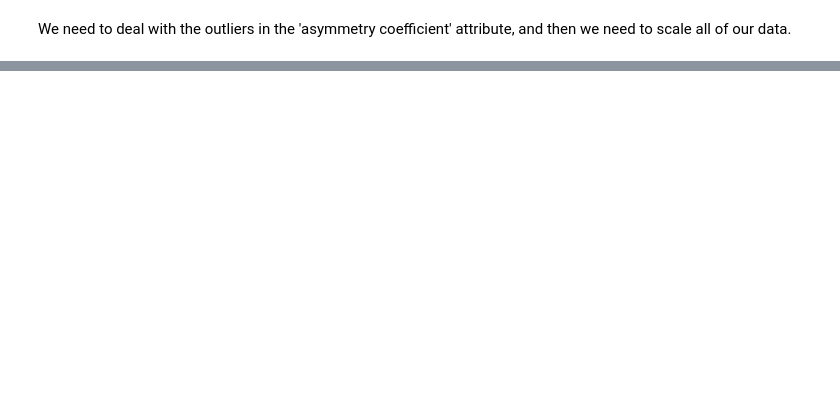
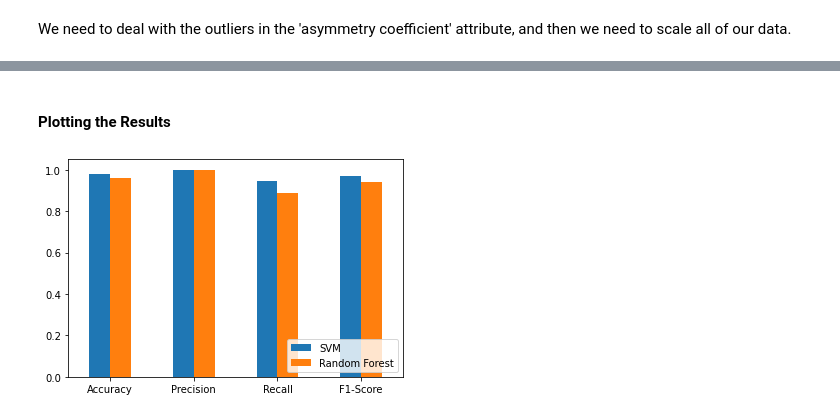
Before and after one commit to darren-king/Classification, a Jupyter notebook: etivity4.ipynb, the cells around one changed output, grey strips where cells are left out. Saved outputs shown, nothing was run; the diff lists cells and outputs as text; code cells hidden in the pictures; blank space fills up the shorter version.

Commit message:
Addition of Classifiers
Support Vector Machine
Random Forest
Multi-Layer Perceptron Classifier

```diff
--- a/etivity4.ipynb
+++ b/etivity4.ipynb
@@ -66,0 +260,45 @@ We need to deal with the outliers in the 'asymmetry coefficient' attribute, and
+# %%
+mean_fpr = np.linspace(start=0, stop=1, num=100) # returns evenly spaced numbers over a specified interval
+# In order to plot ROC curves for the models we need to ensure that we use the same FPR under all curves
+# %%
+def evaluate_model(X_test, y_test, model):
+    """
+    This function evaluates the accuracy, precision, recall, F1-score, TPR and AUC of a given binary classifier
+    :param X_test: Our independent/predictor variable test data
+    :param y_test: Our dependent variable test data
+    :param model: A trained binary classifier
+    :return: Accuracy, Precision, Recall, F1 Score, TPR and AUC (Area under ROC Curve)
+    """
+
+    _probabilities = model.predict_proba(X_test)[:,1] # probabilistic predictions for the evaluation set
+
+    _predicted_values = model.predict(X_test)
+
+    _accuracy = accuracy_score(y_test, _predicted_values)
+
+    _precision, _recall, _f1_score, _ = precision_recall_fscore_support(y_test, _predicted_values, labels=[1])
+    # The label = 1 is the precision, recall and f1 score for the model detecting type 1 seeds
+
+    _fpr, _tpr, _ = roc_curve(y_test, _probabilities)
+
+    _tpr_transformed = np.array(np.interp(mean_fpr, _fpr, _tpr)) # Compute true positive rates for the values in the mean_fpr array
+
+    _auc = auc(_fpr, _tpr)
+
+    return _accuracy, _precision[0], _recall[0], _f1_score[0], _tpr_transformed, _auc
+# %%
+svm_accuracy, svm_precision, svm_recall, svm_f1_score, svm_tpr, svm_auc = evaluate_model(X_test, y_test, svm_best_model)
+# %%
+rf_accuracy, rf_precision, rf_recall, rf_f1_score, rf_tpr, rf_auc = evaluate_model(X_test, y_test, rf_best_model)
+# %% [markdown]
+#### Plotting the Results
+# %%
+svm_metrics = np.array([svm_accuracy, svm_precision, svm_recall, svm_f1_score])
+rf_metrics = np.array([rf_accuracy, rf_precision, rf_recall, rf_f1_score])
+index = ['Accuracy', 'Precision', 'Recall', 'F1-Score']
+df_metrics = pd.DataFrame({'SVM': svm_metrics, 'Random Forest': rf_metrics}, index=index)
+df_metrics.plot.bar(rot=0)
+plt.legend(loc="lower right")
+plt.show()
+# %% [output]
+[figure, added]
```
Also changed, not shown: parts of 36 cells of this notebook, 1 other file.
